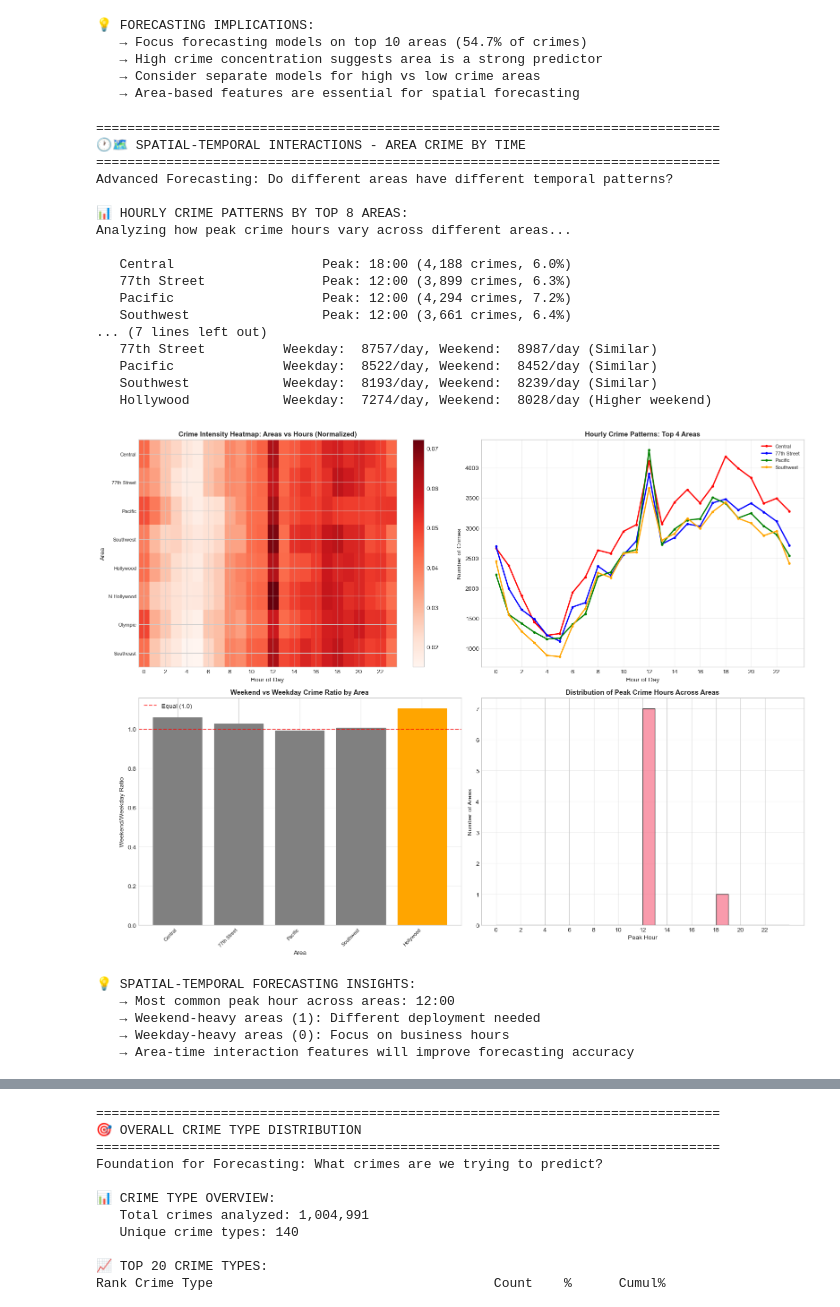
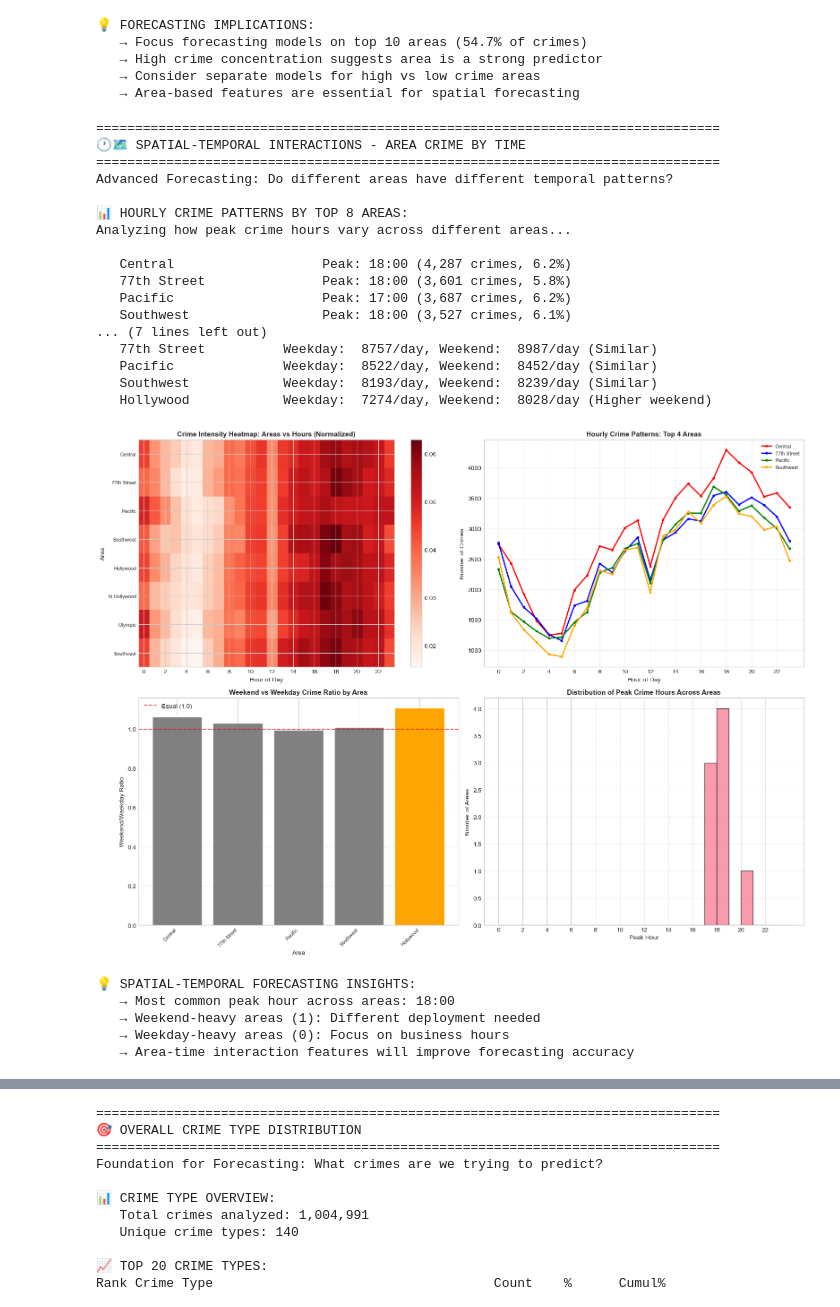
Before and after one commit to Narasimhaponnada/predictive-policing, a Jupyter notebook: crime_forecasting_eda.ipynb, the cells around one changed output, grey strips where cells are left out. Drawn from its saved outputs; the diff is of its cells as text; code cells hidden in the pictures.

```diff
--- a/crime_forecasting_eda.ipynb
+++ b/crime_forecasting_eda.ipynb
@@ -561,9 +1054,11 @@ print("="*80)
 print("🔥 MISSING VALUES HEATMAP - OVERALL PATTERNS")
 print("="*80)
 
-# Create missing values heatmap for forecasting columns
+# Create missing values heatmap for forecasting columns - AFTER IMPUTATION
 forecasting_cols = ['DATE OCC', 'TIME OCC', 'AREA', 'AREA NAME', 'Crm Cd Desc', 'Crm Cd', 'Rpt Dist No']
-missing_data = df_raw[forecasting_cols].isnull()
+missing_data = df_imputed[forecasting_cols].isnull()
+
+print("NOTE: Analysis shows data AFTER time imputation for 1200 placeholders")
 
 # Calculate missing percentages
 missing_percentages = (missing_data.sum() / len(df_raw)) * 100
@@ -657,8 +1152,8 @@ print("="*80)
 print("⏰ TIME PROCESSING & FEATURE ENGINEERING")
 print("="*80)
 
-# Clean data for temporal analysis
-df_clean = df_raw.copy()
+# Clean data for temporal analysis - USE IMPUTED DATA
+df_clean = df_imputed.copy()  # Use imputed dataset instead of raw
 
 # Parse dates
 df_clean['DATE_OCC_parsed'] = pd.to_datetime(df_clean['DATE OCC'], errors='coerce')
@@ -1127,8 +1621,8 @@ print("="*80)
 print("Key for Resource Deployment: Which areas need the most police presence?")
 print()
 
-# Clean data for spatial analysis
-df_spatial = df_raw.dropna(subset=['AREA', 'AREA NAME'])
+# Clean data for spatial analysis - USE IMPUTED DATA
+df_spatial = df_imputed.dropna(subset=['AREA', 'AREA NAME'])
 
 # Area crime counts
 area_crimes = df_spatial.groupby(['AREA', 'AREA NAME']).size().reset_index(name='crime_count')
@@ -1270,8 +1764,8 @@ print("="*80)
 print("Advanced Forecasting: Do different areas have different temporal patterns?")
 print()
 
-# Prepare data with both spatial and temporal info
-df_spatiotemporal = df_raw.dropna(subset=['AREA', 'AREA NAME', 'TIME OCC', 'DATE OCC'])
+# Prepare data with both spatial and temporal info - USE IMPUTED DATA
+df_spatiotemporal = df_imputed.dropna(subset=['AREA', 'AREA NAME', 'TIME OCC', 'DATE OCC'])
 
 # Process time for this analysis
 df_spatiotemporal['TIME_OCC_numeric'] = pd.to_numeric(df_spatiotemporal['TIME OCC'], errors='coerce')
@@ -1400,40 +1894,40 @@ ax4.set_title('Distribution of Peak Crime Hours Across Areas', fontsize=11, font
 ax4.set_xlabel('Peak Hour')
 ax4.set_ylabel('Number of Areas')
 ax4.grid(axis='y', alpha=0.3)
 ax4.set_xticks(range(0, 24, 2))
 
 plt.tight_layout()
 plt.show()
 
 print(f"\n💡 SPATIAL-TEMPORAL FORECASTING INSIGHTS:")
 most_common_peak = max(set(peak_hours), key=peak_hours.count)
 print(f"   → Most common peak hour across areas: {most_common_peak}:00")
 weekend_heavy_areas = [item['area'] for item in area_weekend_analysis if item['weekend_ratio'] > 1.1]
 weekday_heavy_areas = [item['area'] for item in area_weekend_analysis if item['weekend_ratio'] < 0.9]
 print(f"   → Weekend-heavy areas ({len(weekend_heavy_areas)}): Different deployment needed")
 print(f"   → Weekday-heavy areas ({len(weekday_heavy_areas)}): Focus on business hours")
 print(f"   → Area-time interaction features will improve forecasting accuracy")
 # %% [output]
 ================================================================================
 🕐🗺️ SPATIAL-TEMPORAL INTERACTIONS - AREA CRIME BY TIME
 ================================================================================
 Advanced Forecasting: Do different areas have different temporal patterns?
 
 📊 HOURLY CRIME PATTERNS BY TOP 8 AREAS:
 Analyzing how peak crime hours vary across different areas...
 
-   Central                   Peak: 18:00 (4,188 crimes, 6.0%)
-   77th Street               Peak: 12:00 (3,899 crimes, 6.3%)
-   Pacific                   Peak: 12:00 (4,294 crimes, 7.2%)
-   Southwest                 Peak: 12:00 (3,661 crimes, 6.4%)
+   Central                   Peak: 18:00 (4,287 crimes, 6.2%)
+   77th Street               Peak: 18:00 (3,601 crimes, 5.8%)
+   Pacific                   Peak: 17:00 (3,687 crimes, 6.2%)
+   Southwest                 Peak: 18:00 (3,527 crimes, 6.1%)
 ... (7 lines left out)
    77th Street          Weekday:  8757/day, Weekend:  8987/day (Similar)
    Pacific              Weekday:  8522/day, Weekend:  8452/day (Similar)
    Southwest            Weekday:  8193/day, Weekend:  8239/day (Similar)
    Hollywood            Weekday:  7274/day, Weekend:  8028/day (Higher weekend)
-[figure, old version]
+[figure, new version]
 💡 SPATIAL-TEMPORAL FORECASTING INSIGHTS:
-   → Most common peak hour across areas: 12:00
+   → Most common peak hour across areas: 18:00
    → Weekend-heavy areas (1): Different deployment needed
    → Weekday-heavy areas (0): Focus on business hours
    → Area-time interaction features will improve forecasting accuracy
```
Also changed, not shown: parts of 26 cells of this notebook, 2 other files.
